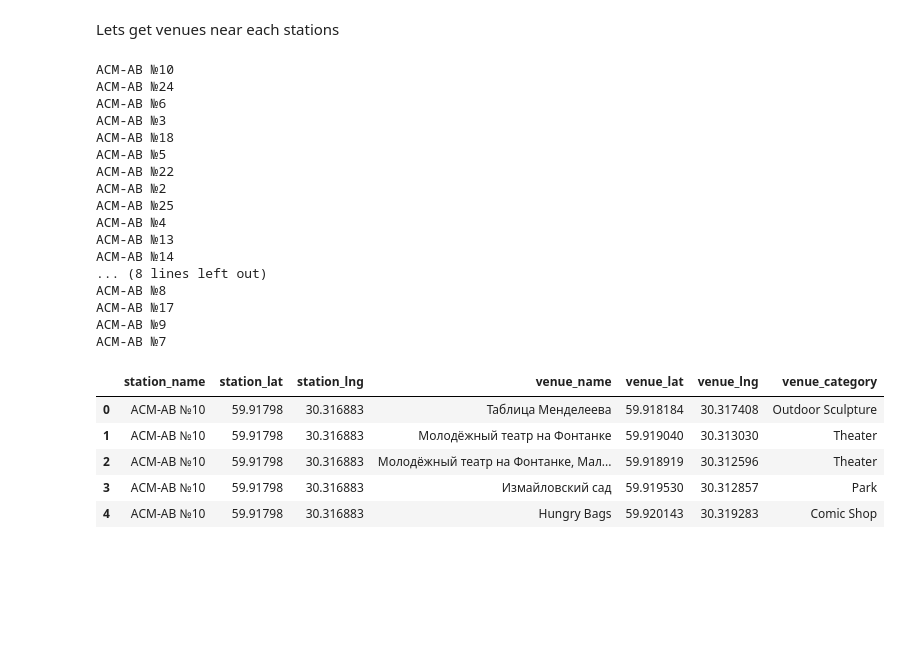
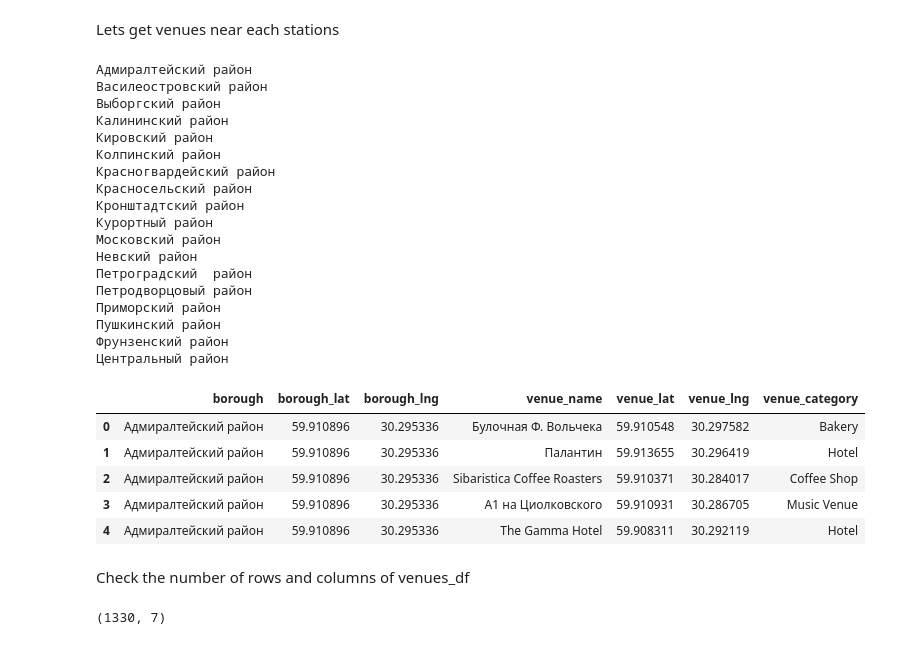
Before and after one commit to zoubrator/Coursera_Capstone, a Jupyter notebook: exploration_st_petersburg.ipynb, the cells around one changed output. Cells and saved outputs as stored; diff of their text form; code cells hidden in the pictures; blank space fills up the shorter version.

```diff
--- a/exploration_st_petersburg.ipynb
+++ b/exploration_st_petersburg.ipynb
@@ -179,0 +199,7 @@ eco_df.head()
+# %%
+boroughs_df=stations[['borough','station_name']].groupby(['borough']).count()
+boroughs_df=boroughs_df.reset_index()
+boroughs_df['lat']=0.0
+boroughs_df['lng']=0.0
+boroughs_df.rename(columns={'station_name':'number od stations'})
+boroughs_df.head()
@@ -179,0 +215,7 @@ eco_df.head()
+# %%
+for i in range(len(boroughs_df)):
+    geocode_result = gmaps.geocode('Санкт-Петербург, '+boroughs_df.loc[i,'borough'])
+    boroughs_df.loc[i,'lat']=geocode_result[0]['geometry']['location']['lat']
+    boroughs_df.loc[i,'lng']=geocode_result[0]['geometry']['location']['lng']
+
+boroughs_df.head()
@@ -194,8 +243,8 @@ f.close()
 
 VERSION = '20180605'
 
-LIMIT = 500 # limit of number of venues returned by Foursquare API
-radius = 1000 # define radius
+LIMIT = 1000 # limit of number of venues returned by Foursquare API
+radius = 3000 # define radius
 # %% [markdown]
 Creating a function for getting nearby venues
 # %%
@@ -227,9 +276,9 @@ def getNearbyVenues(names, latitudes, longitudes, radius):
             v['venue']['categories'][0]['name']) for v in results])
 
     nearby_venues = pd.DataFrame([item for venue_list in venues_list for item in venue_list])
-    nearby_venues.columns = ['station_name',
-                             'station_lat',
-                             'station_lng',
+    nearby_venues.columns = ['borough',
+                             'borough_lat',
+                             'borough_lng',
                              'venue_name',
                              'venue_lat',
                              'venue_lng',
@@ -239,29 +288,36 @@ def getNearbyVenues(names, latitudes, longitudes, radius):
 # %% [markdown]
 Lets get venues near each stations
 # %%
-venues_df=getNearbyVenues(stations['name'],stations['lat'],stations['lng'],radius)
+venues_df=getNearbyVenues(boroughs_df['borough'],boroughs_df['lat'],boroughs_df['lng'],radius)
 venues_df.head()
 # %% [output]
-АСМ-АВ №10
-АСМ-АВ №24
-АСМ-АВ №6
-АСМ-АВ №3
-АСМ-АВ №18
-АСМ-АВ №5
-АСМ-АВ №22
-АСМ-АВ №2
-АСМ-АВ №25
-АСМ-АВ №4
-АСМ-АВ №13
-АСМ-АВ №14
-... (8 lines left out)
-АСМ-АВ №8
-АСМ-АВ №17
-АСМ-АВ №9
-АСМ-АВ №7
+Адмиралтейский район
+Василеостровский район
+Выборгский район
+Калининский район
+Кировский район
+Колпинский район
+Красногвардейский район
+Красносельский район
+Кронштадтский район
+Курортный район
+Московский район
+Невский район
+Петроградский  район
+Петродворцовый район
+Приморский район
+Пушкинский район
+Фрунзенский район
+Центральный район
-|  | station_name | station_lat | station_lng | venue_name | venue_lat | venue_lng | venue_category |
-| 0 | АСМ-АВ №10 | 59.91798 | 30.316883 | Таблица Менделеева | 59.918184 | 30.317408 | Outdoor Sculpture |
-| 1 | АСМ-АВ №10 | 59.91798 | 30.316883 | Молодёжный театр на Фонтанке | 59.919040 | 30.313030 | Theater |
-| 2 | АСМ-АВ №10 | 59.91798 | 30.316883 | Молодёжный театр на Фонтанке, Мал... | 59.918919 | 30.312596 | Theater |
-| 3 | АСМ-АВ №10 | 59.91798 | 30.316883 | Измайловский сад | 59.919530 | 30.312857 | Park |
-| 4 | АСМ-АВ №10 | 59.91798 | 30.316883 | Hungry Bags | 59.920143 | 30.319283 | Comic Shop |
+|  | borough | borough_lat | borough_lng | venue_name | venue_lat | venue_lng | venue_category |
+| 0 | Адмиралтейский район | 59.910896 | 30.295336 | Булочная Ф. Вольчека | 59.910548 | 30.297582 | Bakery |
+| 1 | Адмиралтейский район | 59.910896 | 30.295336 | Палантин | 59.913655 | 30.296419 | Hotel |
+| 2 | Адмиралтейский район | 59.910896 | 30.295336 | Sibaristica Coffee Roasters | 59.910371 | 30.284017 | Coffee Shop |
+| 3 | Адмиралтейский район | 59.910896 | 30.295336 | А1 на Циолковского | 59.910931 | 30.286705 | Music Venue |
+| 4 | Адмиралтейский район | 59.910896 | 30.295336 | The Gamma Hotel | 59.908311 | 30.292119 | Hotel |
+# %% [markdown]
+Check the number of rows and columns of venues_df
+# %%
+venues_df.shape
+# %% [output]
+(1330, 7)
```
Also changed, not shown: parts of 73 cells of this notebook.
